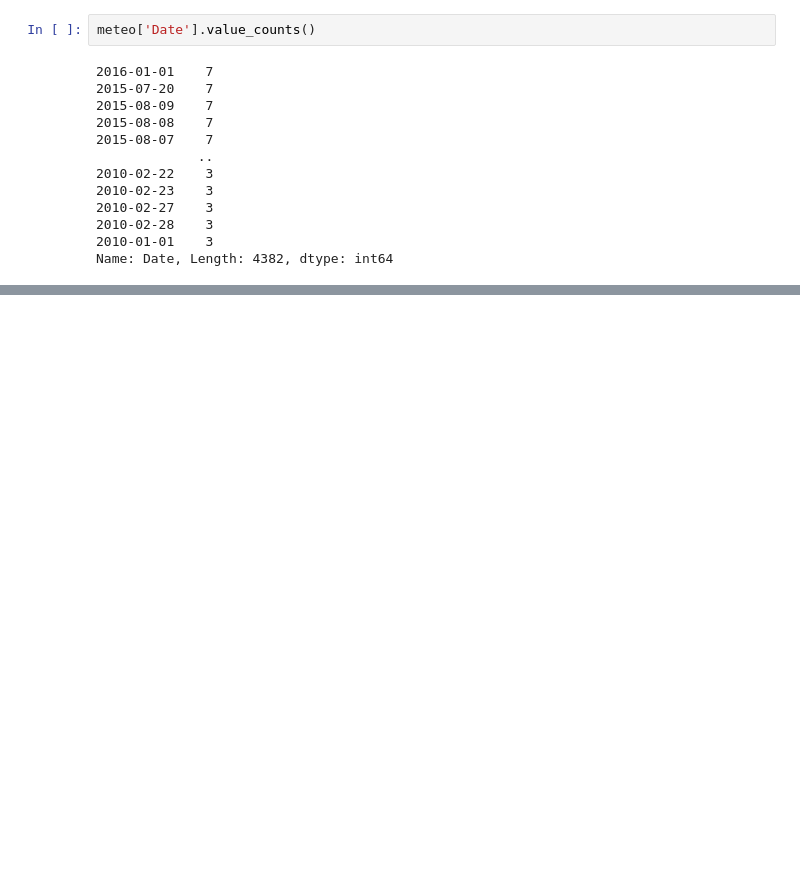
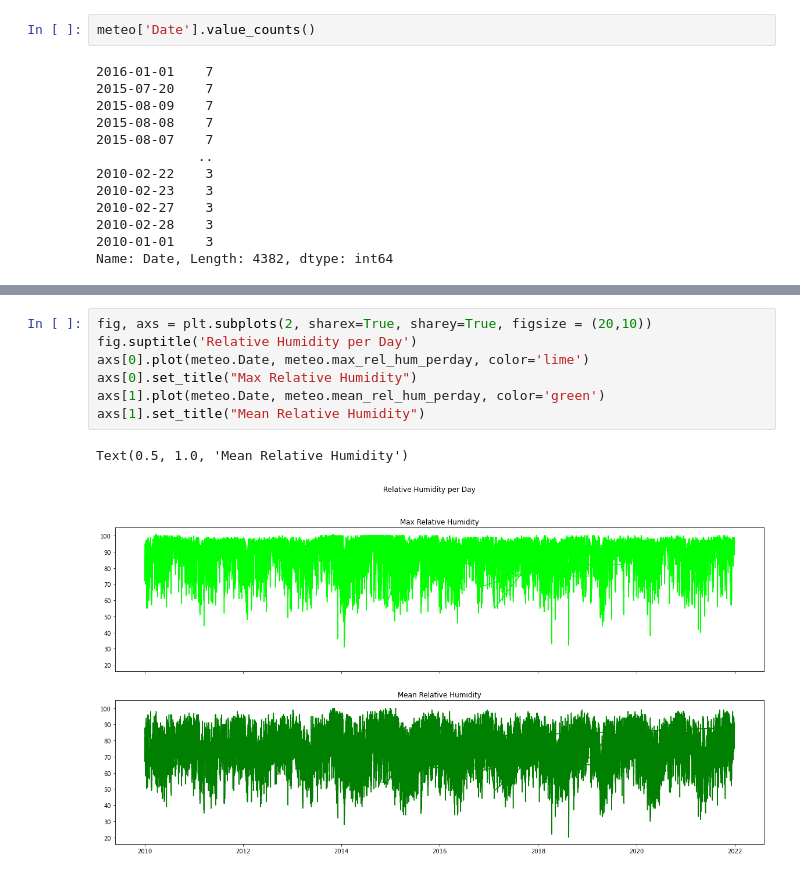
Before and after one commit to Badar97/Progetto_DataScience, a Jupyter notebook: Python/Untitled.ipynb, the cells around one changed output, grey strips where cells are left out. Drawn from its saved outputs; the diff is of its cells as text; blank space fills up the shorter version.

```diff
--- a/Python/Untitled.ipynb
+++ b/Python/Untitled.ipynb
@@ -242,0 +256,10 @@ meteo.head()
+# %%
+fig, axs = plt.subplots(2, sharex=True, sharey=True, figsize = (20,10))
+fig.suptitle('Relative Humidity per Day')
+axs[0].plot(meteo.Date, meteo.max_rel_hum_perday, color='lime')
+axs[0].set_title("Max Relative Humidity")
+axs[1].plot(meteo.Date, meteo.mean_rel_hum_perday, color='green')
+axs[1].set_title("Mean Relative Humidity")
+# %% [output]
+Text(0.5, 1.0, 'Mean Relative Humidity')
+[figure, added]
```
Also changed, not shown: parts of 6 cells of this notebook.
